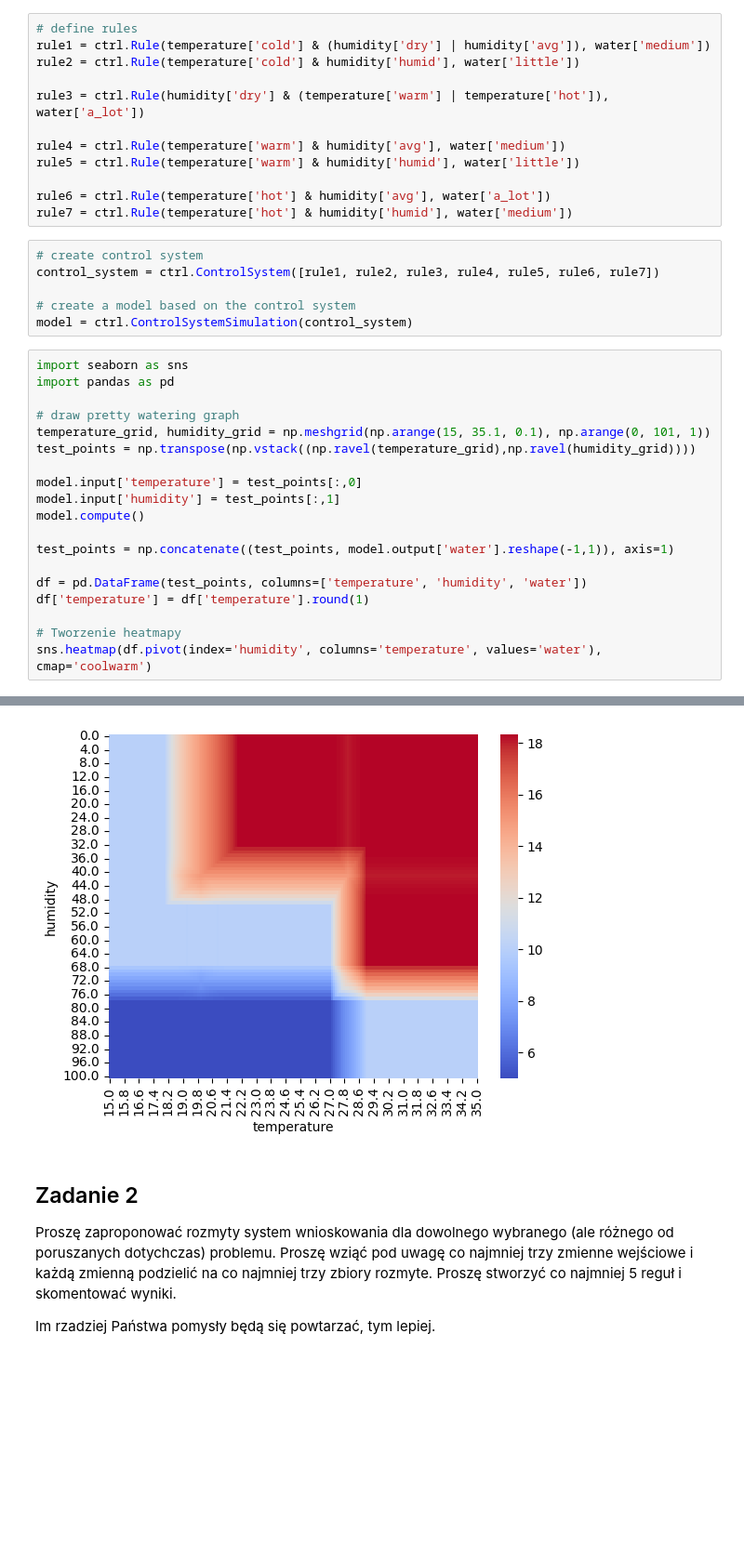
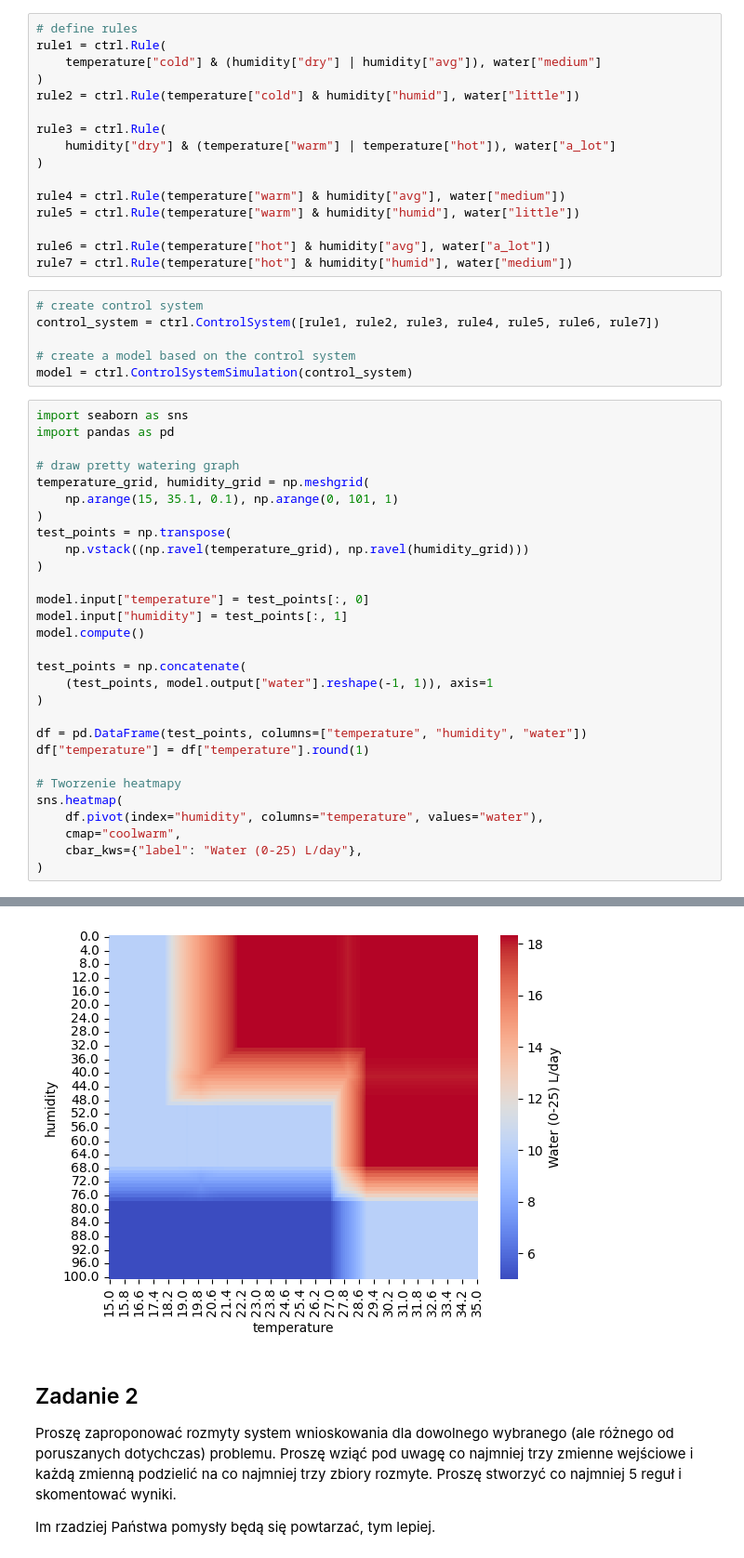
Before and after one commit to ZEN1X/MIO, a Jupyter notebook: lab05/lab05.ipynb, the cells around one changed output, grey strips where cells are left out. Shown: that part at 93% size. Cells and saved outputs as stored; diff of their text form; blank space fills up the shorter version.

```diff
--- a/lab05/lab05.ipynb
+++ b/lab05/lab05.ipynb
@@ -44,16 +44,20 @@ humidity.view()
 [figure]
 # %%
 # define rules
-rule1 = ctrl.Rule(temperature['cold'] & (humidity['dry'] | humidity['avg']), water['medium'])
-rule2 = ctrl.Rule(temperature['cold'] & humidity['humid'], water['little'])
+rule1 = ctrl.Rule(
+    temperature["cold"] & (humidity["dry"] | humidity["avg"]), water["medium"]
+)
+rule2 = ctrl.Rule(temperature["cold"] & humidity["humid"], water["little"])
 
-rule3 = ctrl.Rule(humidity['dry'] & (temperature['warm'] | temperature['hot']), water['a_lot'])
+rule3 = ctrl.Rule(
+    humidity["dry"] & (temperature["warm"] | temperature["hot"]), water["a_lot"]
+)
 
-rule4 = ctrl.Rule(temperature['warm'] & humidity['avg'], water['medium'])
-rule5 = ctrl.Rule(temperature['warm'] & humidity['humid'], water['little'])
+rule4 = ctrl.Rule(temperature["warm"] & humidity["avg"], water["medium"])
+rule5 = ctrl.Rule(temperature["warm"] & humidity["humid"], water["little"])
 
-rule6 = ctrl.Rule(temperature['hot'] & humidity['avg'], water['a_lot'])
-rule7 = ctrl.Rule(temperature['hot'] & humidity['humid'], water['medium'])
+rule6 = ctrl.Rule(temperature["hot"] & humidity["avg"], water["a_lot"])
+rule7 = ctrl.Rule(temperature["hot"] & humidity["humid"], water["medium"])
 # %%
 # create control system
 control_system = ctrl.ControlSystem([rule1, rule2, rule3, rule4, rule5, rule6, rule7])
@@ -63,25 +67,35 @@ model = ctrl.ControlSystemSimulation(control_system)
 # %%
 import seaborn as sns
 import pandas as pd
 
 # draw pretty watering graph
-temperature_grid, humidity_grid = np.meshgrid(np.arange(15, 35.1, 0.1), np.arange(0, 101, 1))
-test_points = np.transpose(np.vstack((np.ravel(temperature_grid),np.ravel(humidity_grid))))
+temperature_grid, humidity_grid = np.meshgrid(
+    np.arange(15, 35.1, 0.1), np.arange(0, 101, 1)
+)
+test_points = np.transpose(
+    np.vstack((np.ravel(temperature_grid), np.ravel(humidity_grid)))
+)
 
-model.input['temperature'] = test_points[:,0]
-model.input['humidity'] = test_points[:,1]
+model.input["temperature"] = test_points[:, 0]
+model.input["humidity"] = test_points[:, 1]
 model.compute()
 
-test_points = np.concatenate((test_points, model.output['water'].reshape(-1,1)), axis=1)
+test_points = np.concatenate(
+    (test_points, model.output["water"].reshape(-1, 1)), axis=1
+)
 
-df = pd.DataFrame(test_points, columns=['temperature', 'humidity', 'water'])
-df['temperature'] = df['temperature'].round(1)
+df = pd.DataFrame(test_points, columns=["temperature", "humidity", "water"])
+df["temperature"] = df["temperature"].round(1)
 
 # Tworzenie heatmapy
-sns.heatmap(df.pivot(index='humidity', columns='temperature', values='water'), cmap='coolwarm')
+sns.heatmap(
+    df.pivot(index="humidity", columns="temperature", values="water"),
+    cmap="coolwarm",
+    cbar_kws={"label": "Water (0-25) L/day"},
+)
 # %% [output]
 <Axes: xlabel='temperature', ylabel='humidity'>
-[figure, old version]
+[figure, new version]
 # %% [markdown]
 ## Zadanie 2
 
```
Also changed, not shown: parts of 5 cells of this notebook.
